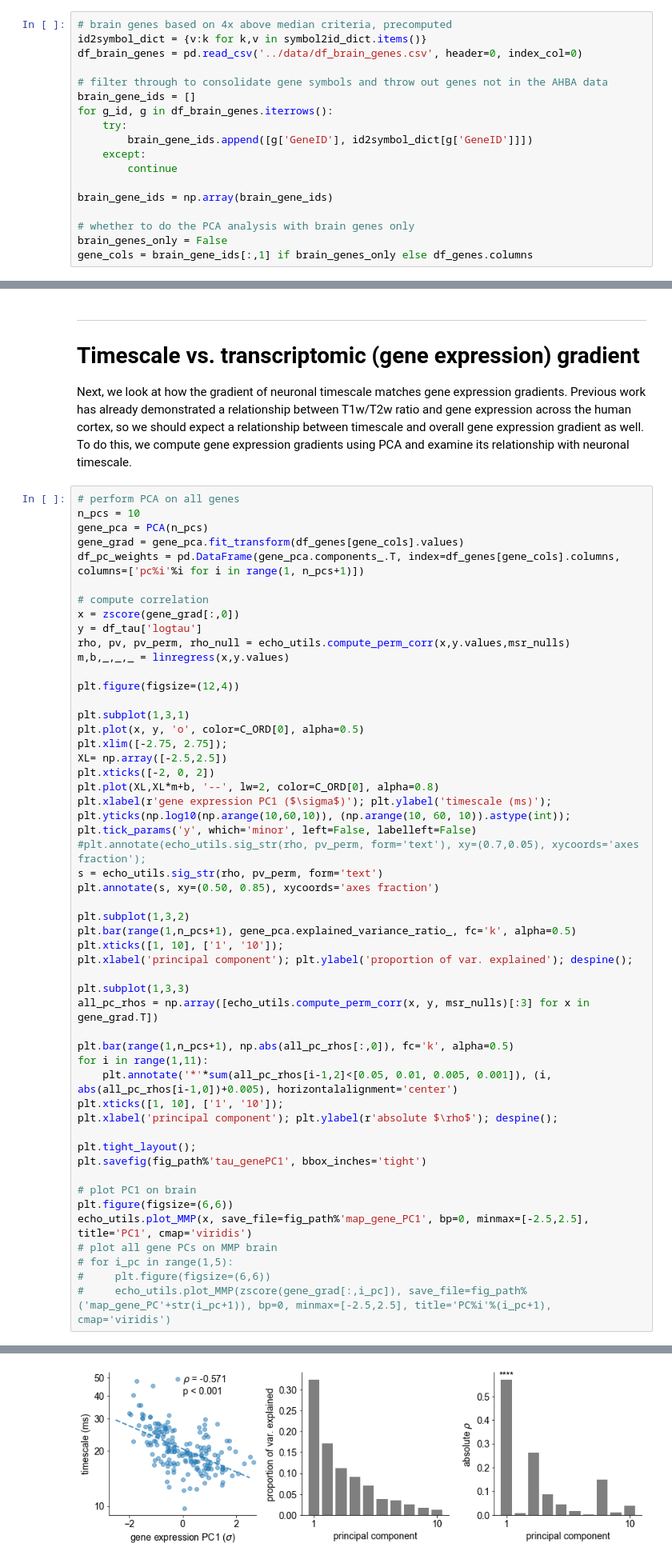
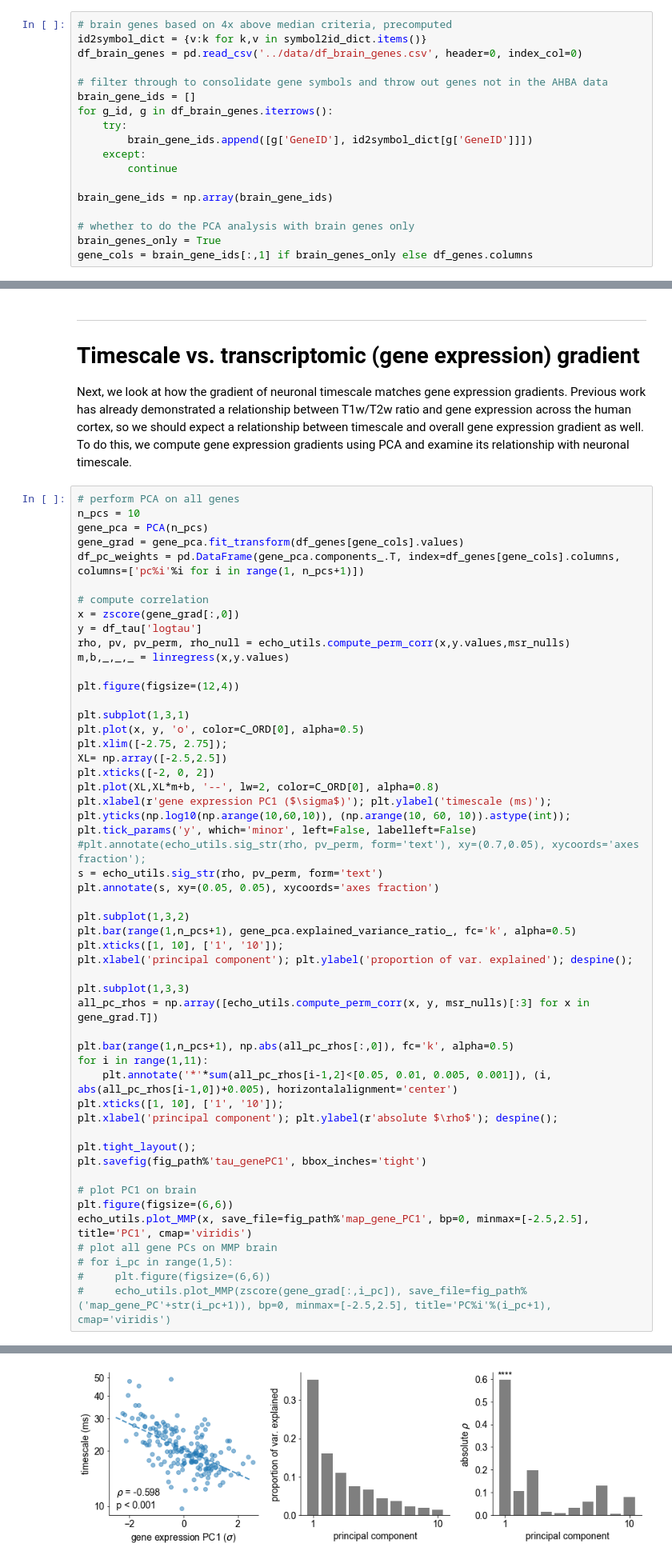
Before and after one commit to rdgao/field-echos, a Jupyter notebook: notebooks/3_viz_human_structural.ipynb, the cells around one changed output, grey strips where cells are left out. Shown at 80% size. Cells and saved outputs as stored; diff of their text form.

```diff
--- a/notebooks/3_viz_human_structural.ipynb
+++ b/notebooks/3_viz_human_structural.ipynb
@@ -169,7 +172,7 @@ for g_id, g in df_brain_genes.iterrows():
 brain_gene_ids = np.array(brain_gene_ids)
 
 # whether to do the PCA analysis with brain genes only
-brain_genes_only = False
+brain_genes_only = True
 gene_cols = brain_gene_ids[:,1] if brain_genes_only else df_genes.columns
 # %% [markdown]
 ---
@@ -394,35 +397,35 @@ plt.yticks(np.log10(np.arange(10,60,10)), (np.arange(10, 60, 10)).astype(int));
 plt.tick_params('y', which='minor', left=False, labelleft=False)
 #plt.annotate(echo_utils.sig_str(rho, pv_perm, form='text'), xy=(0.7,0.05), xycoords='axes fraction');
 s = echo_utils.sig_str(rho, pv_perm, form='text')
-plt.annotate(s, xy=(0.50, 0.85), xycoords='axes fraction')
+plt.annotate(s, xy=(0.05, 0.05), xycoords='axes fraction')
 
 plt.subplot(1,3,2)
 plt.bar(range(1,n_pcs+1), gene_pca.explained_variance_ratio_, fc='k', alpha=0.5)
 plt.xticks([1, 10], ['1', '10']);
 plt.xlabel('principal component'); plt.ylabel('proportion of var. explained'); despine();
 
 plt.subplot(1,3,3)
 all_pc_rhos = np.array([echo_utils.compute_perm_corr(x, y, msr_nulls)[:3] for x in gene_grad.T])
 
 plt.bar(range(1,n_pcs+1), np.abs(all_pc_rhos[:,0]), fc='k', alpha=0.5)
 for i in range(1,11):
     plt.annotate('*'*sum(all_pc_rhos[i-1,2]<[0.05, 0.01, 0.005, 0.001]), (i, abs(all_pc_rhos[i-1,0])+0.005), horizontalalignment='center')
 plt.xticks([1, 10], ['1', '10']);
 plt.xlabel('principal component'); plt.ylabel(r'absolute $\rho$'); despine();
 
 plt.tight_layout();
 plt.savefig(fig_path%'tau_genePC1', bbox_inches='tight')
 
 # plot PC1 on brain
 plt.figure(figsize=(6,6))
 echo_utils.plot_MMP(x, save_file=fig_path%'map_gene_PC1', bp=0, minmax=[-2.5,2.5], title='PC1', cmap='viridis')
 # plot all gene PCs on MMP brain
 # for i_pc in range(1,5):
 #     plt.figure(figsize=(6,6))
 #     echo_utils.plot_MMP(zscore(gene_grad[:,i_pc]), save_file=fig_path%('map_gene_PC'+str(i_pc+1)), bp=0, minmax=[-2.5,2.5], title='PC%i'%(i_pc+1), cmap='viridis')
 # %% [output]
 colormap sequential: [-2.50e+00, 0.00e+00, 2.50e+00] (opaque)
-[figure, old version]
+[figure, new version]
 [figure]
 # %% [markdown]
 ### Neuronal timescale is associated with dominant gene expression gradient
```
Also changed, not shown: parts of 16 cells of this notebook, 29 other files.
